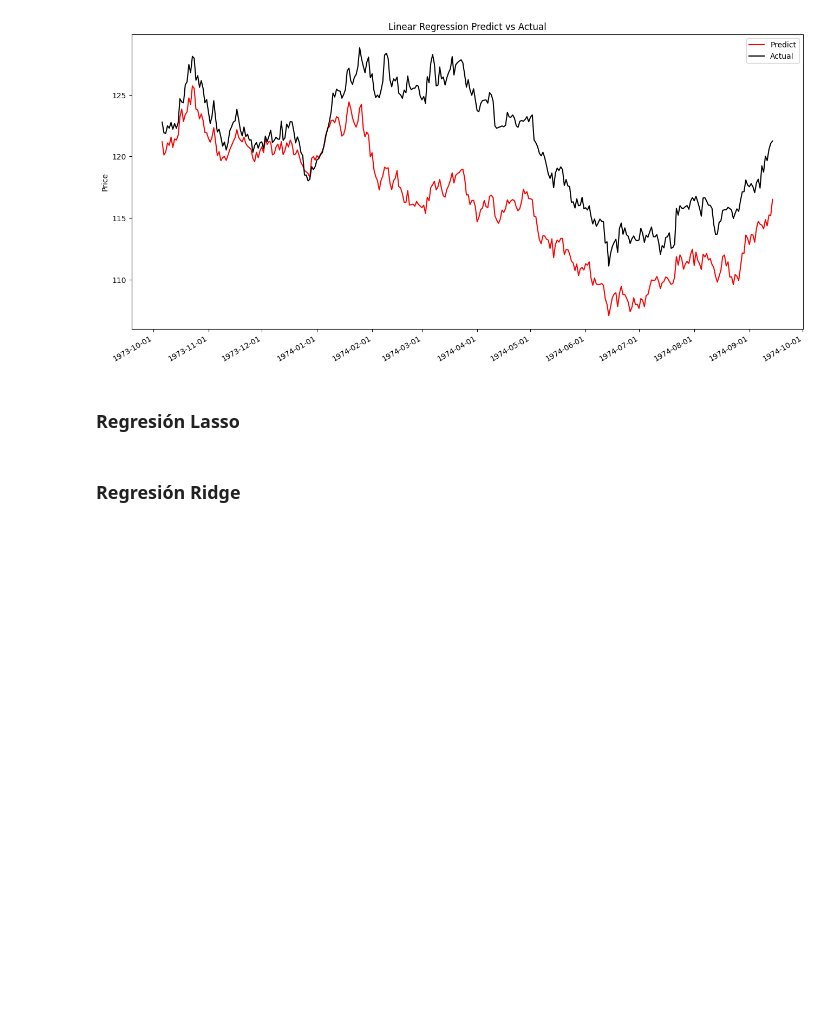
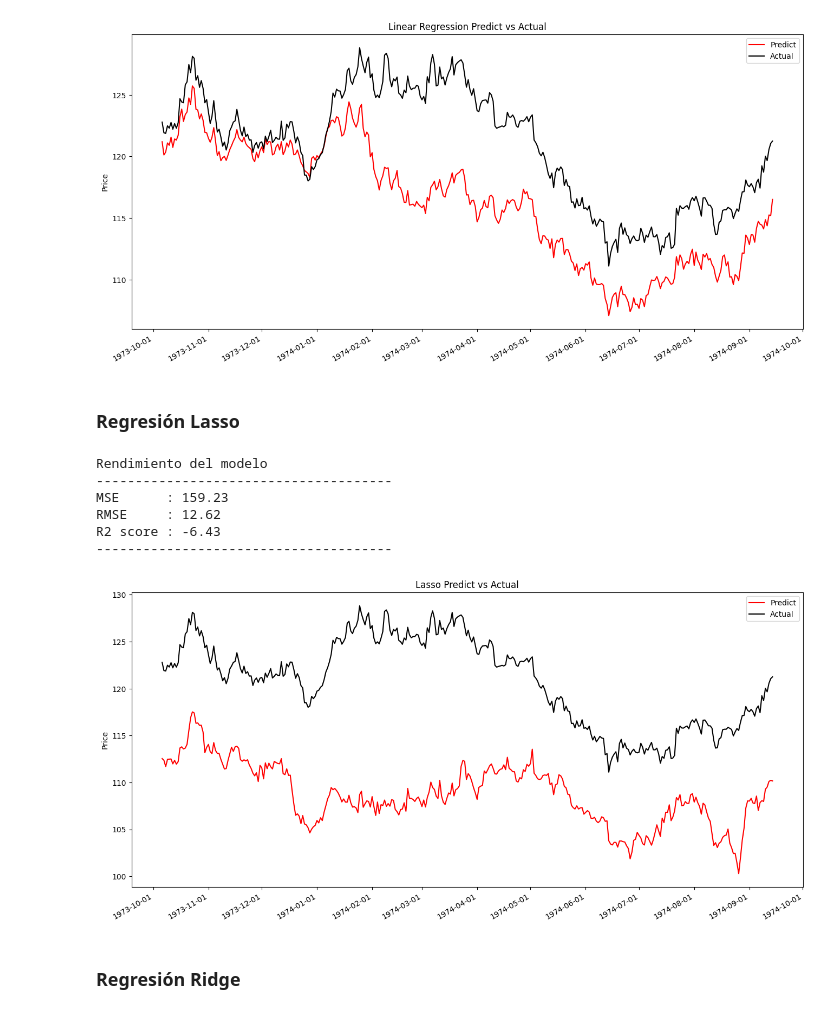
Before and after one commit to QuantConsulting/GOLD-FORECAST, a Jupyter notebook: notebooks/gold_prediction.ipynb, the cells around one changed output. Cells and saved outputs as stored; diff of their text form; code cells hidden in the pictures; blank space fills up the shorter version.

```diff
--- a/notebooks/gold_prediction.ipynb
+++ b/notebooks/gold_prediction.ipynb
@@ -331,5 +333,17 @@ R2 score : -0.35
 # %%
 #TODO: Implementar un modelo de regresión lineal con regularización Lasso
+lasso = LassoCV(n_alphas=5000)
+lasso.fit(X_train, y_train)
+
+rendimiento_modelo(lasso, "Lasso", mse_dict, rmse_dict)
+# %% [output]
+Rendimiento del modelo
+--------------------------------------
+MSE      : 159.23
+RMSE     : 12.62
+R2 score : -6.43
+--------------------------------------
+[figure, added]
 # %% [markdown]
 ### Regresión Ridge
 # %%
```
Also changed, not shown: parts of 13 cells of this notebook.
